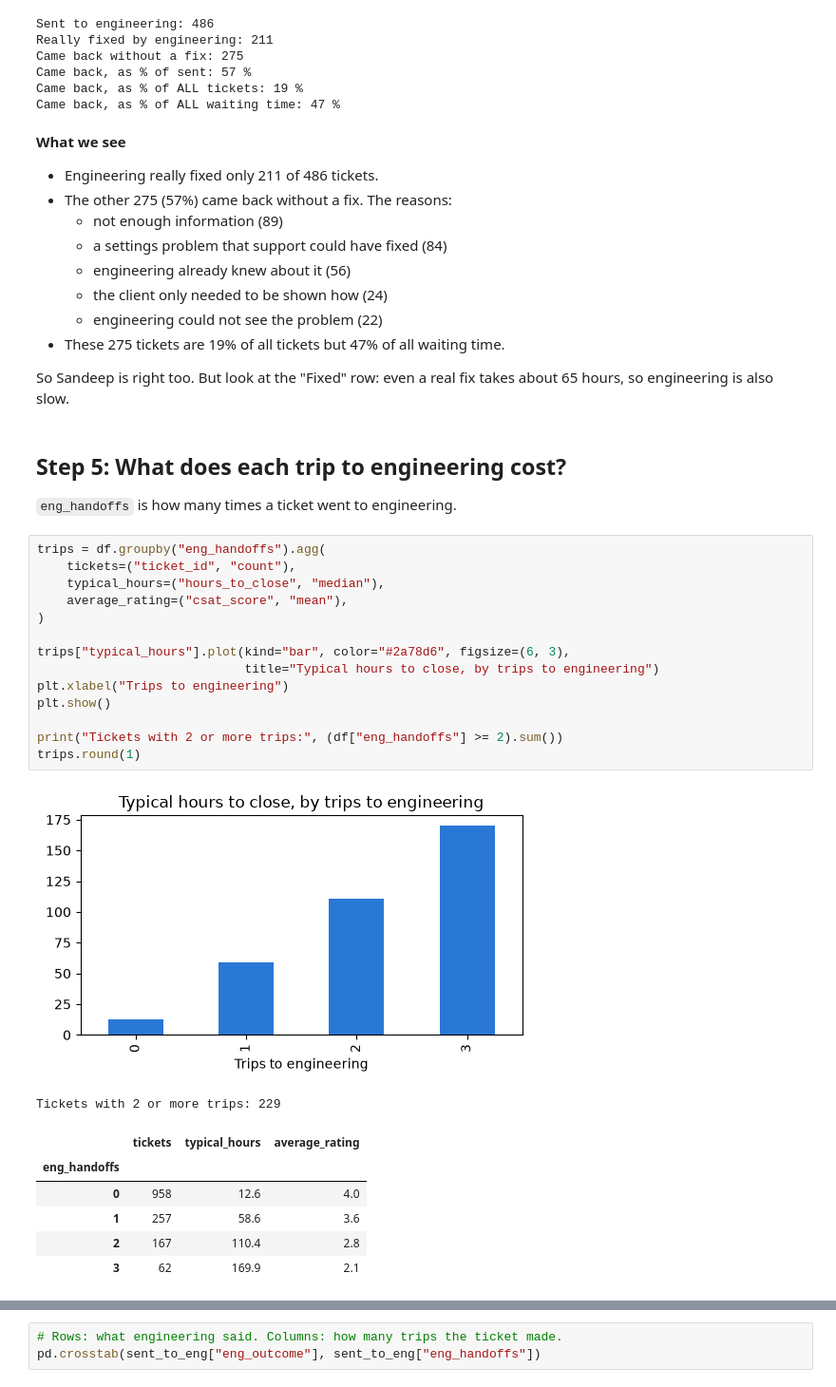
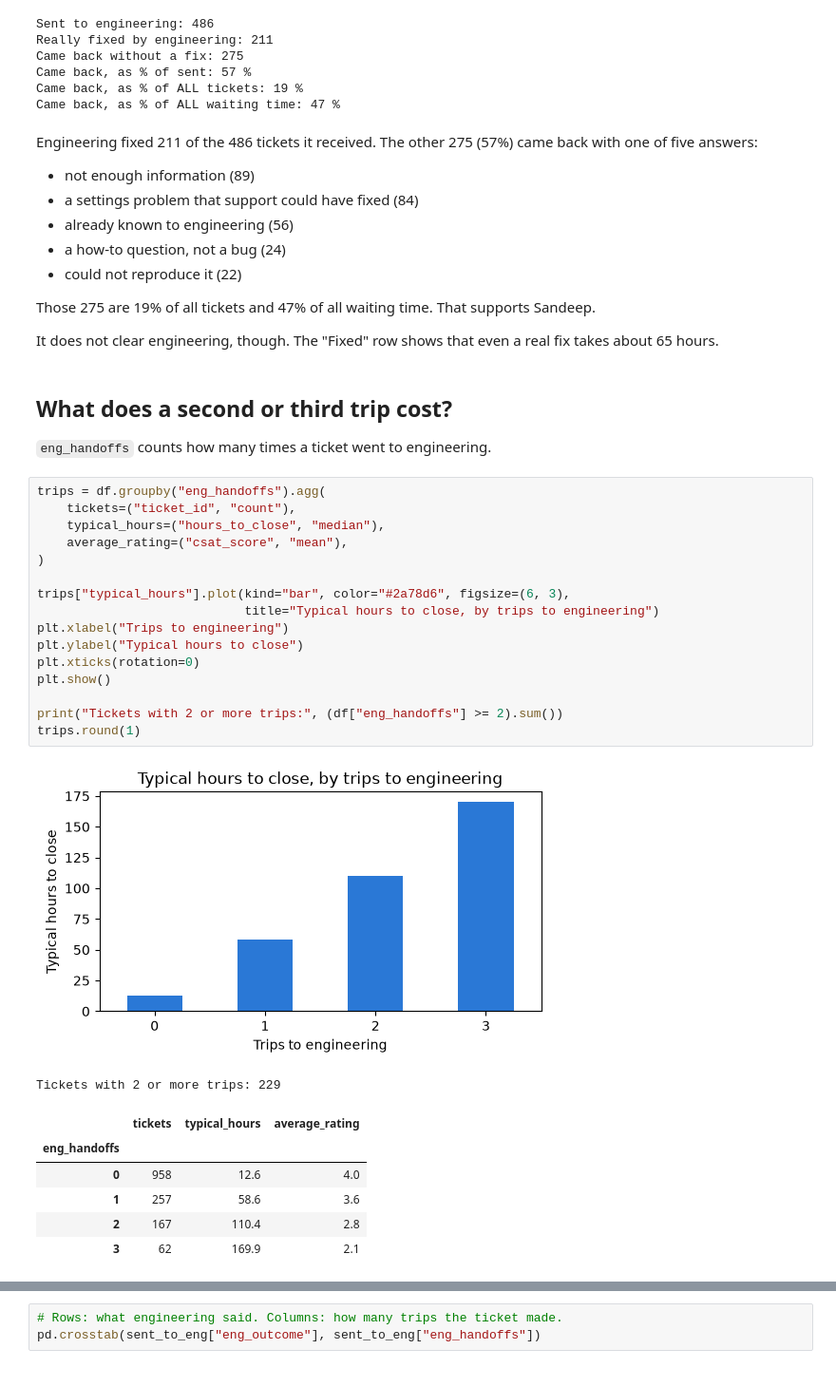
Before and after one commit to Ankur377823/rideops-escalation-check, a Jupyter notebook: notebooks/01_diagnosis.ipynb, the cells around one changed output, grey strips where cells are left out. Shown at 95% size. Saved outputs shown, nothing was run; the diff lists cells and outputs as text.

```diff
--- a/notebooks/01_diagnosis.ipynb
+++ b/notebooks/01_diagnosis.ipynb
@@ -241,39 +234,40 @@ Came back, as % of sent: 57 %
 Came back, as % of ALL tickets: 19 %
 Came back, as % of ALL waiting time: 47 %
 # %% [markdown]
-**What we see**
+Engineering fixed 211 of the 486 tickets it received. The other 275 (57%) came back with one of five
+answers:
 
-- Engineering really fixed only 211 of 486 tickets.
-- The other 275 (57%) came back without a fix. The reasons:
-  - not enough information (89)
-  - a settings problem that support could have fixed (84)
-  - engineering already knew about it (56)
-  - the client only needed to be shown how (24)
-  - engineering could not see the problem (22)
-- These 275 tickets are 19% of all tickets but 47% of all waiting time.
+- not enough information (89)
+- a settings problem that support could have fixed (84)
+- already known to engineering (56)
+- a how-to question, not a bug (24)
+- could not reproduce it (22)
 
-So Sandeep is right too. But look at the "Fixed" row: even a real fix takes about 65 hours, so
-engineering is also slow.
+Those 275 are 19% of all tickets and 47% of all waiting time. That supports Sandeep.
+
+It does not clear engineering, though. The "Fixed" row shows that even a real fix takes about 65 hours.
 # %% [markdown]
-## Step 5: What does each trip to engineering cost?
+## What does a second or third trip cost?
 
-`eng_handoffs` is how many times a ticket went to engineering.
+`eng_handoffs` counts how many times a ticket went to engineering.
 # %%
 trips = df.groupby("eng_handoffs").agg(
     tickets=("ticket_id", "count"),
     typical_hours=("hours_to_close", "median"),
     average_rating=("csat_score", "mean"),
 )
 
 trips["typical_hours"].plot(kind="bar", color="#2a78d6", figsize=(6, 3),
                             title="Typical hours to close, by trips to engineering")
 plt.xlabel("Trips to engineering")
+plt.ylabel("Typical hours to close")
+plt.xticks(rotation=0)
 plt.show()
 
 print("Tickets with 2 or more trips:", (df["eng_handoffs"] >= 2).sum())
 trips.round(1)
 # %% [output]
-[figure, old version]
+[figure, new version]
 Tickets with 2 or more trips: 229
 |  | tickets | typical_hours | average_rating |
 | eng_handoffs |  |  |  |
```
Also changed, not shown: parts of 23 cells of this notebook, 2 other files.
